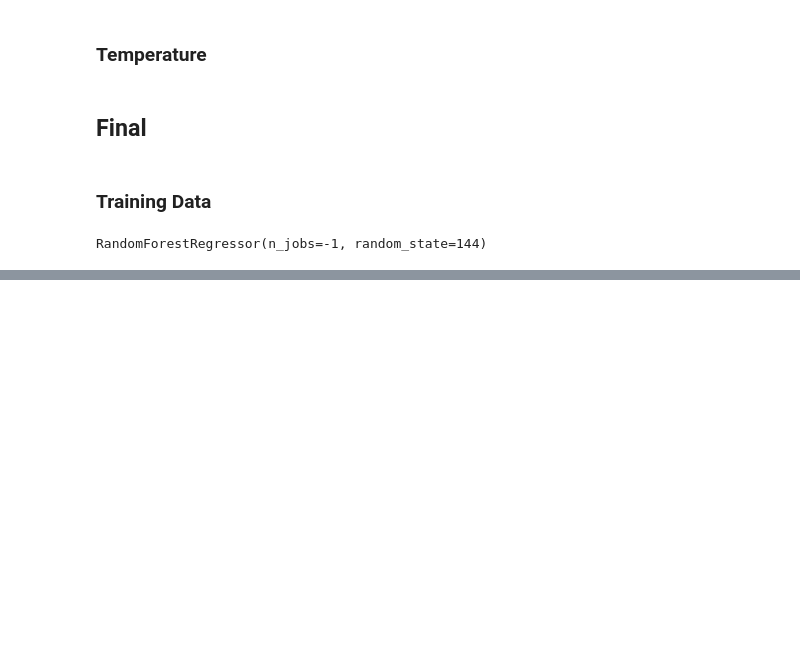
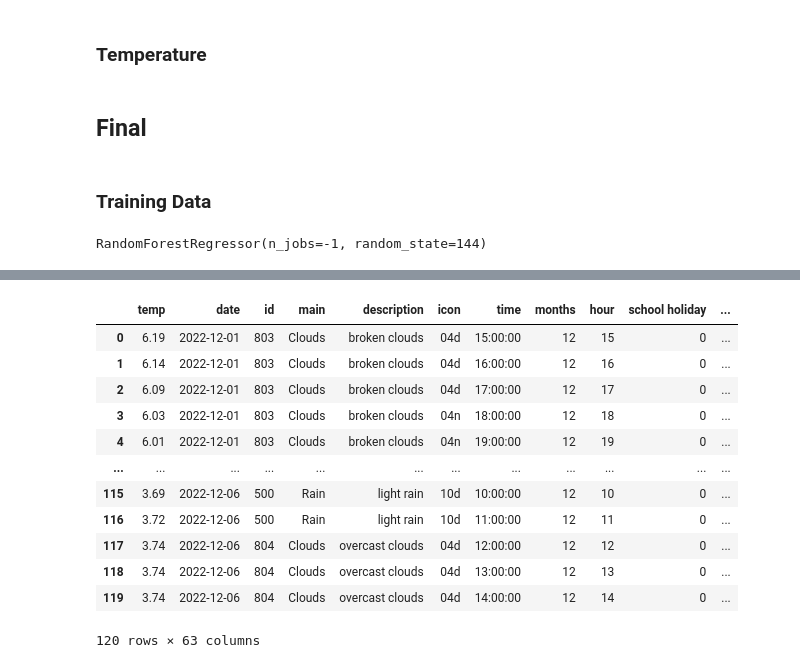
Before and after one commit to ymb287/dsf_project, a Jupyter notebook: API_with_forecast.ipynb, the cells around one changed output, grey strips where cells are left out. Saved outputs shown, nothing was run; the diff lists cells and outputs as text; code cells hidden in the pictures; blank space fills up the shorter version.

```diff
--- a/API_with_forecast.ipynb
+++ b/API_with_forecast.ipynb
@@ -478,0 +488,16 @@ plt.plot(forecast)
+# %%
+df_merge2
+# %% [output]
+|  | temp | date | id | main | description | icon | time | months | hour | school holiday | ... |
+| 0 | 6.19 | 2022-12-01 | 803 | Clouds | broken clouds | 04d | 15:00:00 | 12 | 15 | 0 | ... |
+| 1 | 6.14 | 2022-12-01 | 803 | Clouds | broken clouds | 04d | 16:00:00 | 12 | 16 | 0 | ... |
+| 2 | 6.09 | 2022-12-01 | 803 | Clouds | broken clouds | 04d | 17:00:00 | 12 | 17 | 0 | ... |
+| 3 | 6.03 | 2022-12-01 | 803 | Clouds | broken clouds | 04n | 18:00:00 | 12 | 18 | 0 | ... |
+| 4 | 6.01 | 2022-12-01 | 803 | Clouds | broken clouds | 04n | 19:00:00 | 12 | 19 | 0 | ... |
+| ... | ... | ... | ... | ... | ... | ... | ... | ... | ... | ... | ... |
+| 115 | 3.69 | 2022-12-06 | 500 | Rain | light rain | 10d | 10:00:00 | 12 | 10 | 0 | ... |
+| 116 | 3.72 | 2022-12-06 | 500 | Rain | light rain | 10d | 11:00:00 | 12 | 11 | 0 | ... |
+| 117 | 3.74 | 2022-12-06 | 804 | Clouds | overcast clouds | 04d | 12:00:00 | 12 | 12 | 0 | ... |
+| 118 | 3.74 | 2022-12-06 | 804 | Clouds | overcast clouds | 04d | 13:00:00 | 12 | 13 | 0 | ... |
+| 119 | 3.74 | 2022-12-06 | 804 | Clouds | overcast clouds | 04d | 14:00:00 | 12 | 14 | 0 | ... |
+120 rows × 63 columns
```
Also changed, not shown: parts of 7 cells of this notebook, 4 other files.
